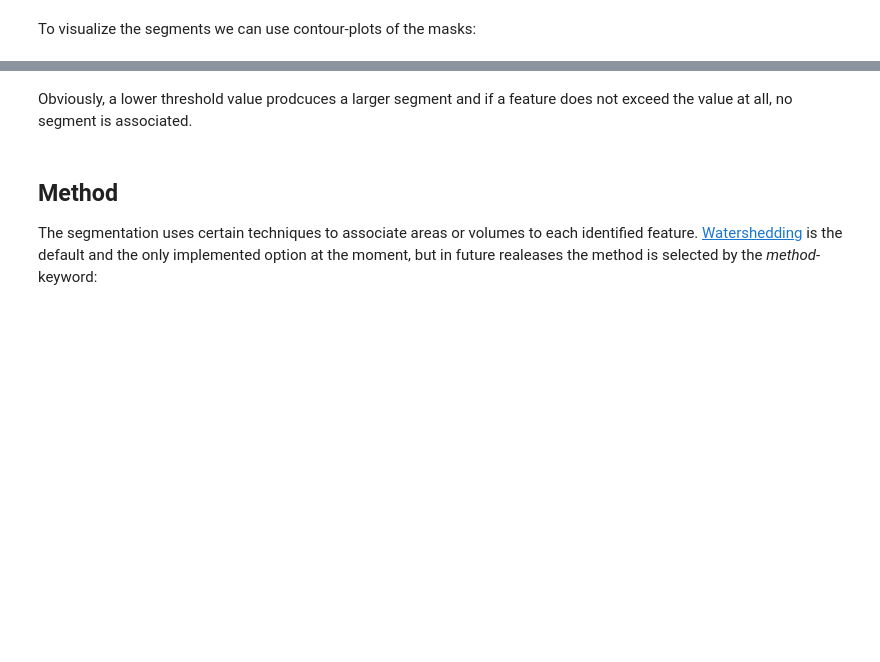
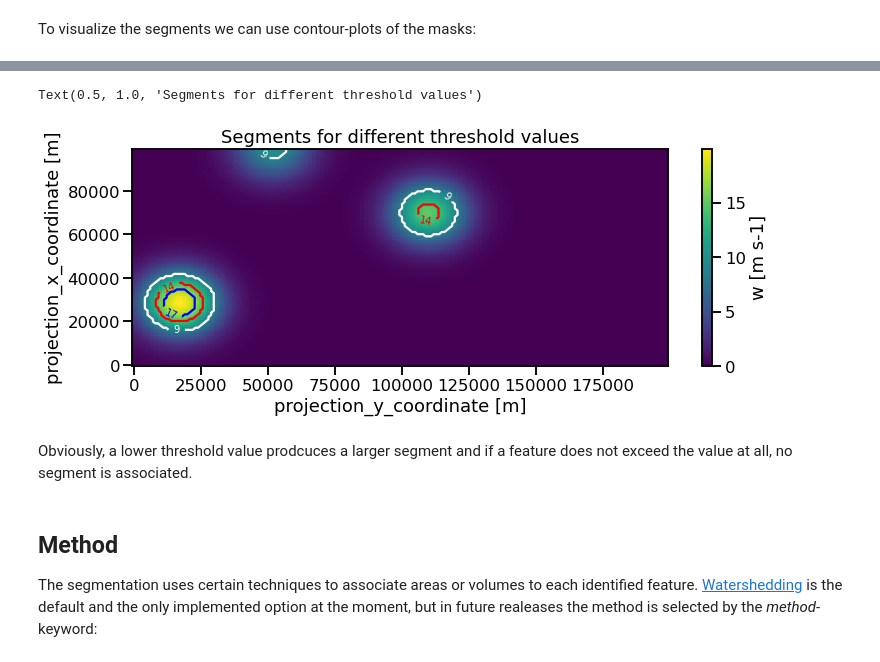
Before and after one commit to tobac-project/tobac-tutorials, a Jupyter notebook: tutorials/Basics/Segmentation.ipynb, the cells around one changed output, grey strips where cells are left out. Saved outputs shown, nothing was run; the diff lists cells and outputs as text; code cells hidden in the pictures; blank space fills up the shorter version.

```diff
--- a/tutorials/Basics/Segmentation.ipynb
+++ b/tutorials/Basics/Segmentation.ipynb
@@ -71,3 +91,20 @@ Text(0.5, 1.0, 'Segments for different threshold values')
+# %%
+thresholds = [9, 14, 17]
+masks = [mask_1, mask_2, mask_3]
+colors = ['w', 'r', 'b']
+
+fig, ax = plt.subplots(ncols = 1, figsize = (12, 4))
+data.isel(time=50).plot(ax=ax)
+
+for n, mask, color in zip(thresholds, masks, colors):
+
+    CS = mask.isel(time=50).plot.contour(levels = [n], colors = color)
+    ax.clabel(CS, inline=True, fontsize=10)
+
+ax.set_title('Segments for different threshold values')
+# %% [output]
+Text(0.5, 1.0, 'Segments for different threshold values')
+[figure, added]
 # %% [markdown]
 Obviously, a lower threshold value prodcuces a larger segment and if a feature does not exceed the value at all, no segment is associated.
 # %% [markdown]
```
Also changed, not shown: parts of 19 cells of this notebook.
